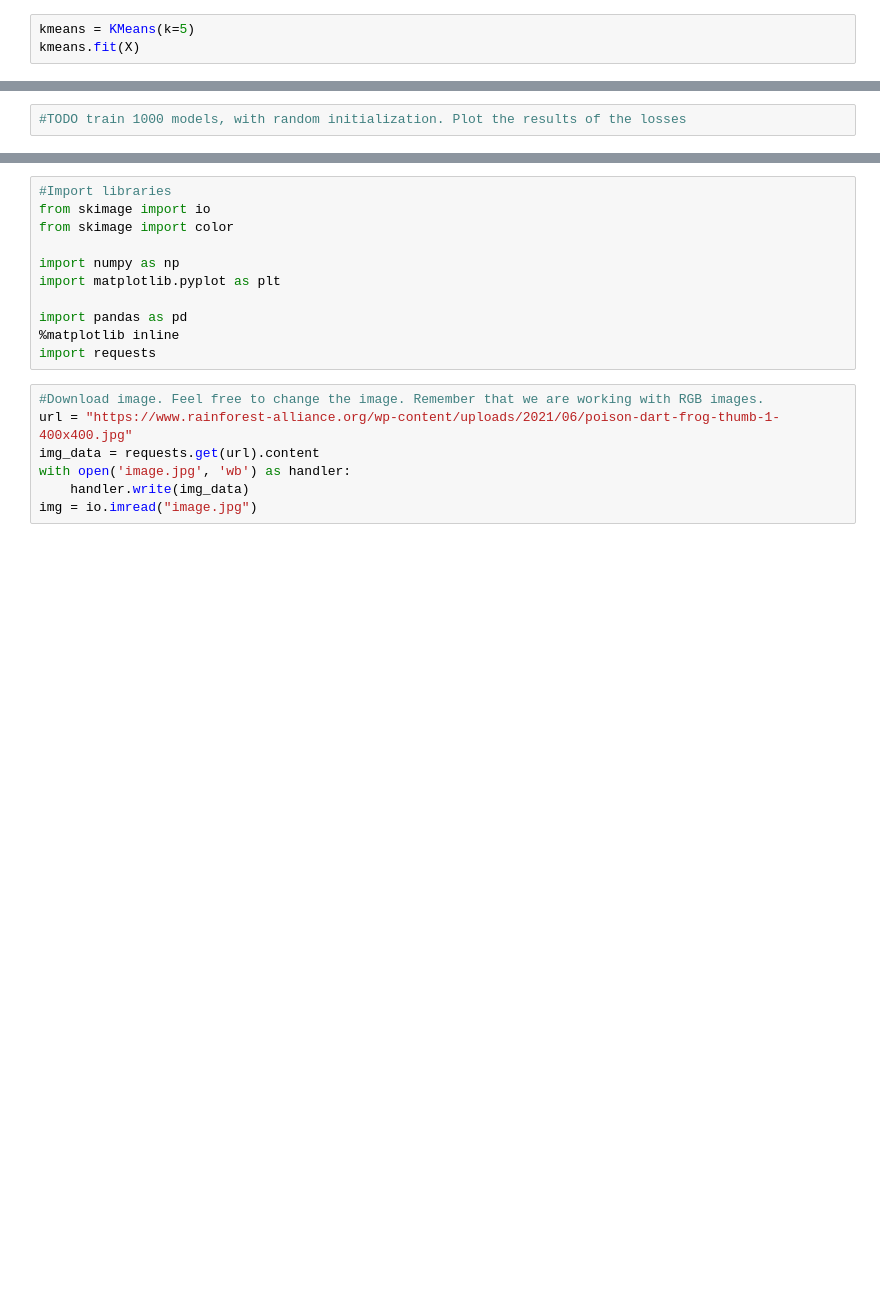
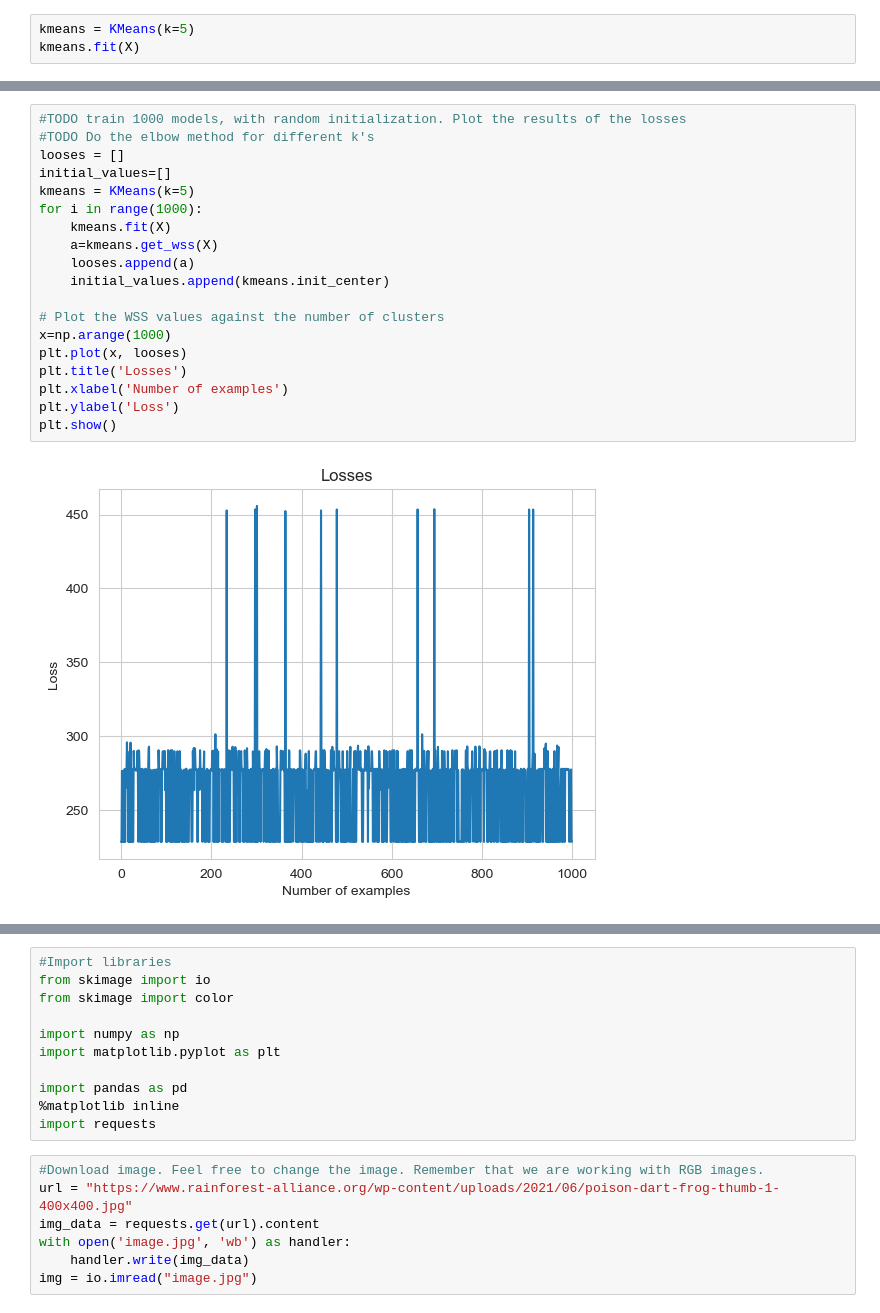
Before and after one commit to afrincon2/Machine_learning, a Jupyter notebook: Clustering/K-Means-Ex.ipynb, the cells around one changed output, grey strips where cells are left out. Saved outputs shown, nothing was run; the diff lists cells and outputs as text; blank space fills up the shorter version.

```diff
--- a/Clustering/K-Means-Ex.ipynb
+++ b/Clustering/K-Means-Ex.ipynb
@@ -198,4 +197,23 @@ plt.show()
 # %%
 #TODO train 1000 models, with random initialization. Plot the results of the losses
+#TODO Do the elbow method for different k's
+looses = []
+initial_values=[]
+kmeans = KMeans(k=5)
+for i in range(1000):
+    kmeans.fit(X)
+    a=kmeans.get_wss(X)
+    looses.append(a)
+    initial_values.append(kmeans.init_center)
+
+# Plot the WSS values against the number of clusters
+x=np.arange(1000)
+plt.plot(x, looses)
+plt.title('Losses')
+plt.xlabel('Number of examples')
+plt.ylabel('Loss')
+plt.show()
+# %% [output]
+[figure, added]
 # %%
 #TODO train 1000 models, with a better initialization. Plot the results of the losses
```
Also changed, not shown: parts of 6 cells of this notebook.
